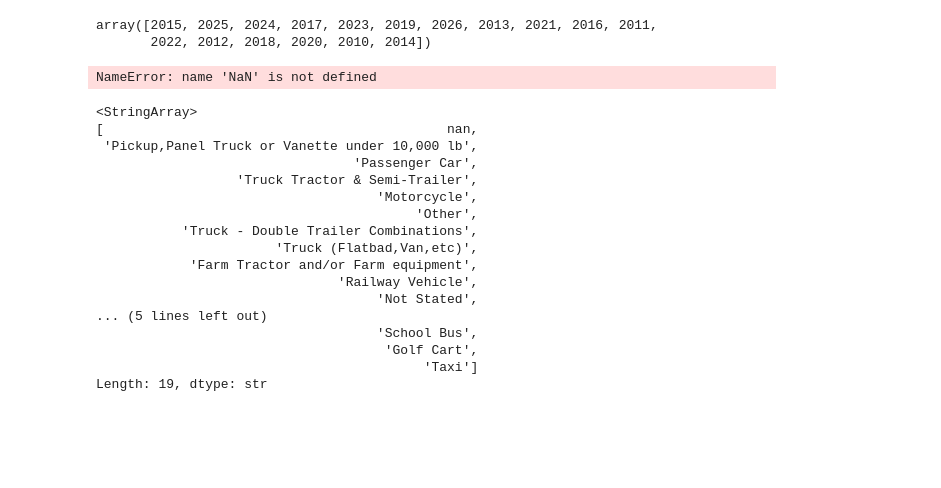
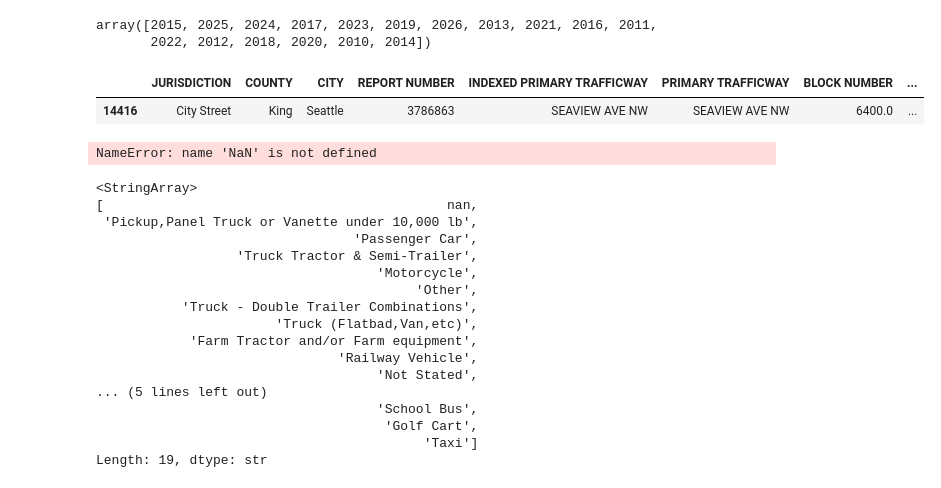
Before and after one commit to bencarneiro/ntsb, a Jupyter notebook: washington/Untitled.ipynb, the cells around one changed output. Saved outputs shown, nothing was run; the diff lists cells and outputs as text; code cells hidden in the pictures; blank space fills up the shorter version.

```diff
--- a/washington/Untitled.ipynb
+++ b/washington/Untitled.ipynb
@@ -9,6 +9,11 @@ crashes['YEAR'].unique()
 # %% [output]
 array([2015, 2025, 2024, 2017, 2023, 2019, 2026, 2013, 2021, 2016, 2011,
        2022, 2012, 2018, 2020, 2010, 2014])
+# %%
+crashes[crashes['REPORT NUMBER']=="3786863"]
+# %% [output]
+|  | JURISDICTION | COUNTY | CITY | REPORT NUMBER | INDEXED PRIMARY TRAFFICWAY | PRIMARY TRAFFICWAY | BLOCK NUMBER | ... |
+| 14416 | City Street | King | Seattle | 3786863 | SEAVIEW AVE NW | SEAVIEW AVE NW | 6400.0 | ... |
 # %%
 for x in crashes.index:
     state_id = 53
```
Also changed, not shown: 2 other files.
